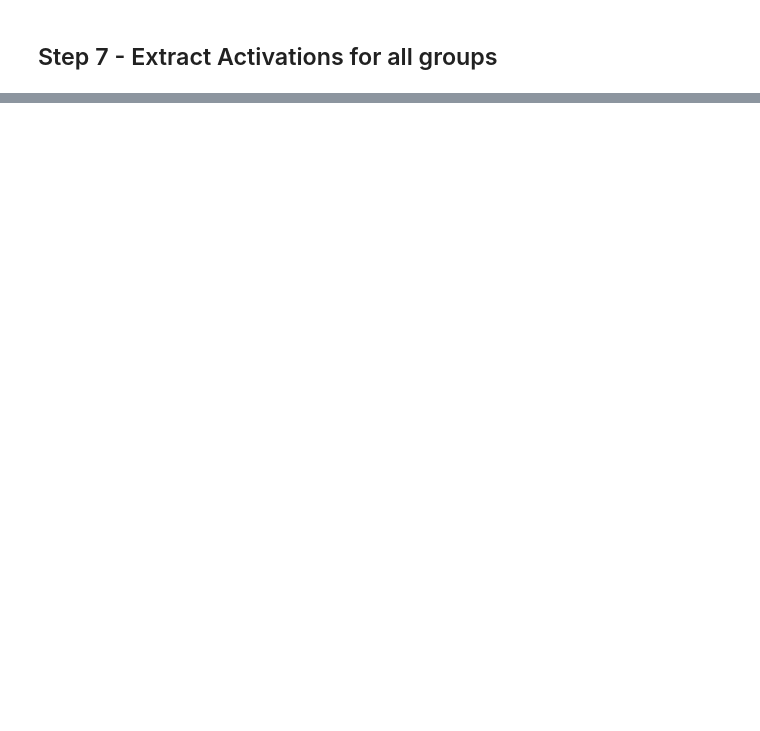
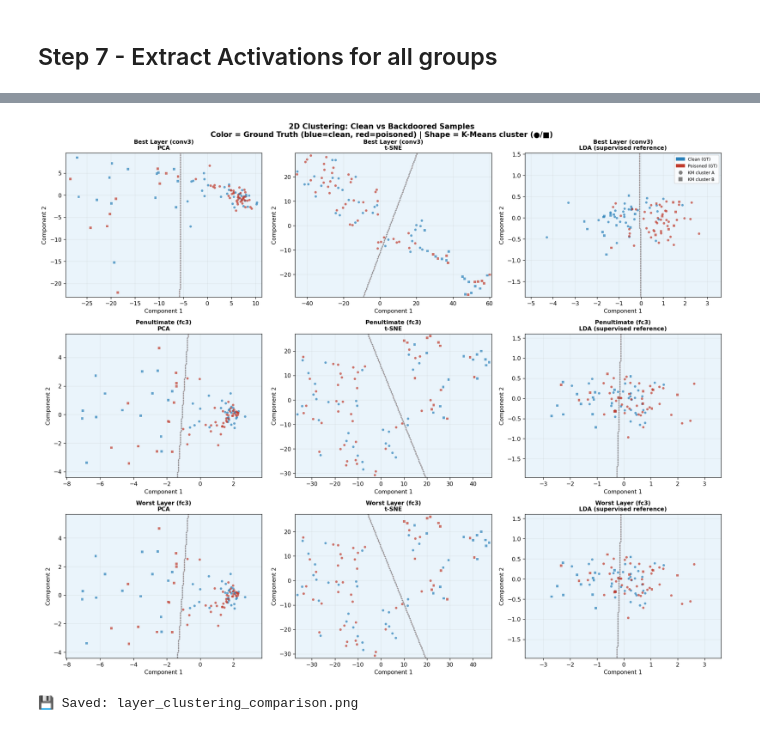
Before and after one commit to Simon-Kraft/reconstruction-activation-clustering, a Jupyter notebook: main.ipynb, the cells around one changed output, grey strips where cells are left out. Drawn from its saved outputs; the diff is of its cells as text; code cells hidden in the pictures; blank space fills up the shorter version.

```diff
--- a/main.ipynb
+++ b/main.ipynb
@@ -582,0 +863,26 @@ for name, feat in reconstructed_layer_feats.items():
+# %%
+fig, axes = plt.subplots(3, 3, figsize=(17, 14))
+fig.suptitle(
+    "2D Clustering: Clean vs Backdoored Samples\n"
+    "Color = Ground Truth (blue=clean, red=poisoned) | Shape = K-Means cluster (●/■)",
+    fontsize=13, fontweight='bold'
+)
+
+methods = ['pca', 'tsne', 'lda']
+method_names = ['PCA', 't-SNE', 'LDA (supervised reference)']
+
+for row, (layer, layer_lbl) in enumerate(zip(COMPARE_LAYERS, COMPARE_LABELS)):
+    for col, (method, method_name) in enumerate(zip(methods, method_names)):
+        ax = axes[row, col]
+        proj  = projections[layer][method]
+        km    = projections[layer]['km']
+        title = f"{layer_lbl}\n{method_name}"
+        scatter_with_clusters(ax, proj, truth_flags, km, title, show_legend=(row==0 and col==2))
+
+plt.tight_layout()
+plt.savefig('layer_clustering_comparison.png', dpi=130, bbox_inches='tight')
+plt.show()
+print("💾 Saved: layer_clustering_comparison.png")
+# %% [output]
+[figure, added]
+💾 Saved: layer_clustering_comparison.png
```
Also changed, not shown: parts of 19 cells of this notebook, 4 other files.
